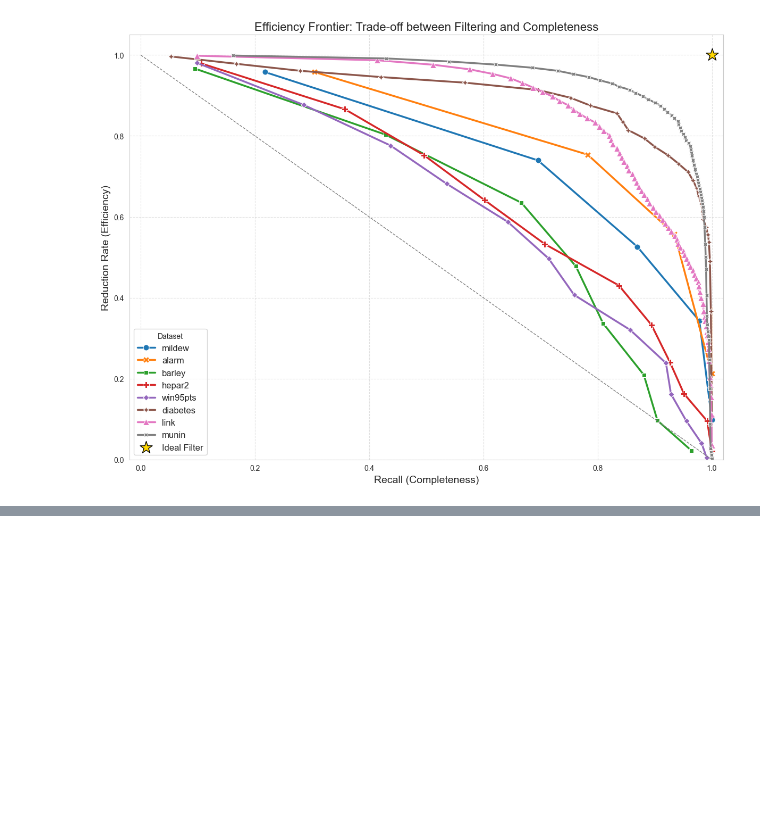
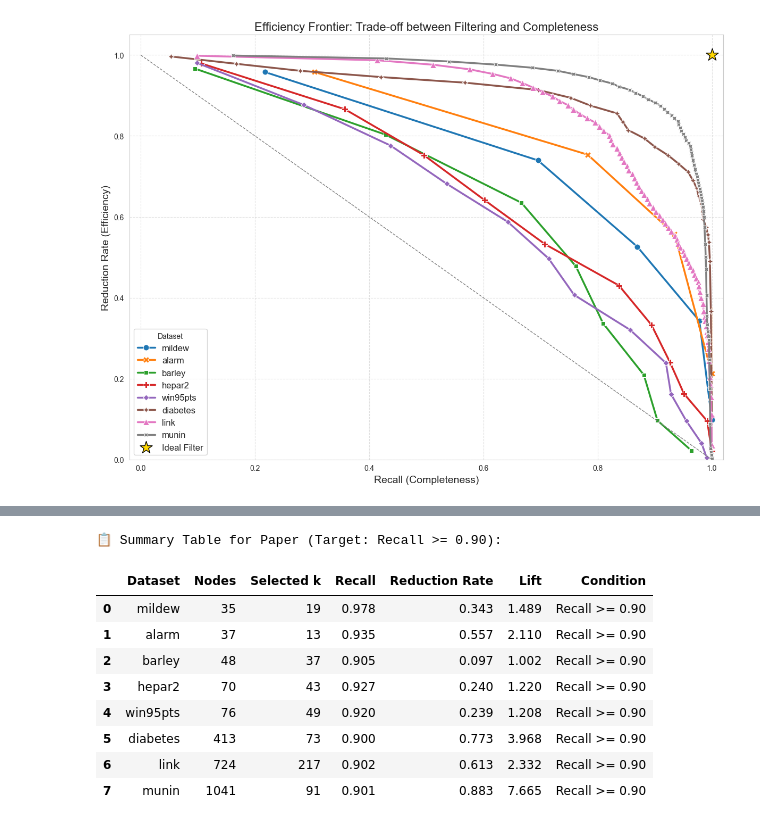
Before and after one commit to Palindromer/CausalEmbed, a Jupyter notebook: notebooks/02_batch_experiments.ipynb, the cells around one changed output, grey strips where cells are left out. Saved outputs shown, nothing was run; the diff lists cells and outputs as text; code cells hidden in the pictures; blank space fills up the shorter version.

```diff
--- a/notebooks/02_batch_experiments.ipynb
+++ b/notebooks/02_batch_experiments.ipynb
@@ -279,0 +389,45 @@ plt.show()
+# %%
+# --- 4. SUMMARY TABLE FOR PAPER ---
+# Find the highest Reduction Rate achieved while maintaining Recall >= 0.90
+# If Recall never reaches 0.90, take the max Recall point.
+
+summary_rows = []
+for ds in df_all_results['dataset'].unique():
+    subset = df_all_results[df_all_results['dataset'] == ds]
+
+    # Try to find points with high recall
+    high_recall = subset[subset['recall'] >= 0.90]
+
+    if not high_recall.empty:
+        # Best point is the one with max Reduction Rate among high recall ones
+        best_point = high_recall.loc[high_recall['reduction_rate'].idxmax()]
+        status = "Recall >= 0.90"
+    else:
+        # If we can't hit 0.90, take the absolute max recall
+        best_point = subset.loc[subset['recall'].idxmax()]
+        status = "Max Possible Recall"
+
+    summary_rows.append({
+        'Dataset': ds,
+        'Nodes': best_point['n_nodes'],
+        'Selected k': best_point['k'],
+        'Recall': best_point['recall'],
+        'Reduction Rate': best_point['reduction_rate'],
+        'Lift': best_point['lift'],
+        'Condition': status
+    })
+
+df_paper_summary = pd.DataFrame(summary_rows).sort_values('Nodes')
+print("\n📋 Summary Table for Paper (Target: Recall >= 0.90):")
+display(df_paper_summary.round(3))
+# %% [output]
+📋 Summary Table for Paper (Target: Recall >= 0.90):
+|  | Dataset | Nodes | Selected k | Recall | Reduction Rate | Lift | Condition |
+| 0 | mildew | 35 | 19 | 0.978 | 0.343 | 1.489 | Recall >= 0.90 |
+| 1 | alarm | 37 | 13 | 0.935 | 0.557 | 2.110 | Recall >= 0.90 |
+| 2 | barley | 48 | 37 | 0.905 | 0.097 | 1.002 | Recall >= 0.90 |
+| 3 | hepar2 | 70 | 43 | 0.927 | 0.240 | 1.220 | Recall >= 0.90 |
+| 4 | win95pts | 76 | 49 | 0.920 | 0.239 | 1.208 | Recall >= 0.90 |
+| 5 | diabetes | 413 | 73 | 0.900 | 0.773 | 3.968 | Recall >= 0.90 |
+| 6 | link | 724 | 217 | 0.902 | 0.613 | 2.332 | Recall >= 0.90 |
+| 7 | munin | 1041 | 91 | 0.901 | 0.883 | 7.665 | Recall >= 0.90 |
```
Also changed, not shown: parts of 4 cells of this notebook, 1 other file.
